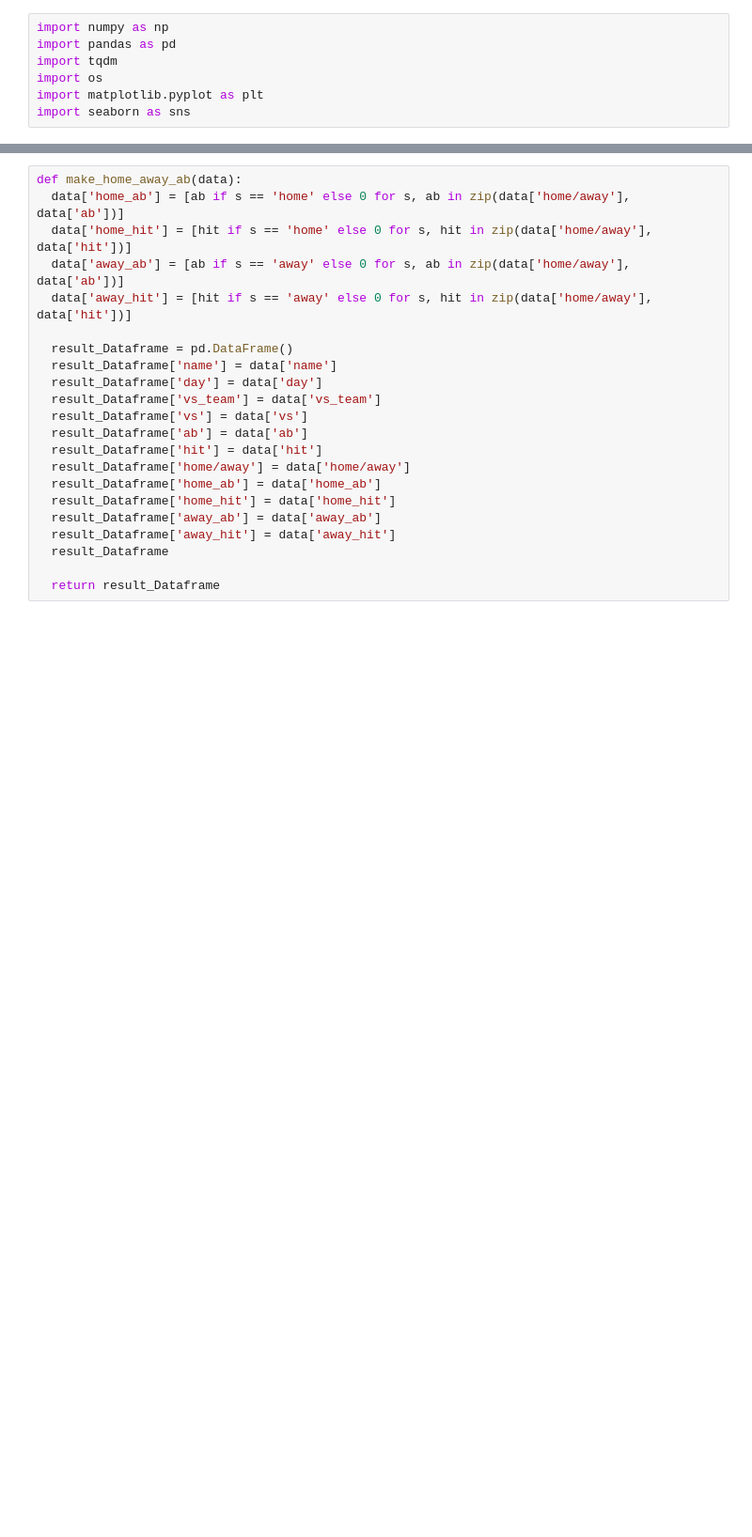
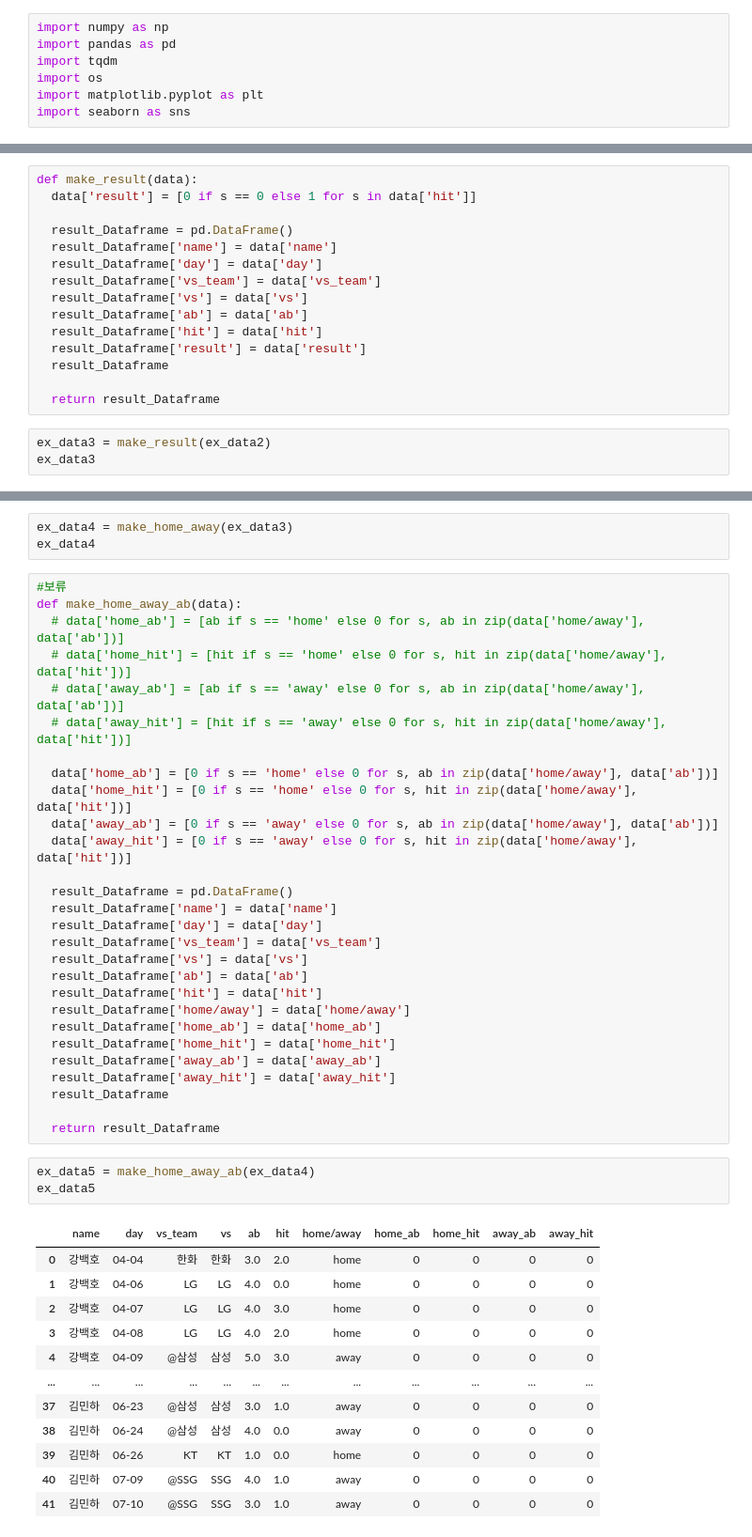
Before and after one commit to KimGriezmann/CAU_AI-SW_PE_Program, a Jupyter notebook: make_def.ipynb, the cells around one changed output, grey strips where cells are left out. Shown at 94% size. Saved outputs shown, nothing was run; the diff lists cells and outputs as text; blank space fills up the shorter version.

```diff
--- a/make_def.ipynb
+++ b/make_def.ipynb
@@ -261,0 +251,18 @@ def make_vs(data):
+# %%
+def make_result(data):
+  data['result'] = [0 if s == 0 else 1 for s in data['hit']]
+
+  result_Dataframe = pd.DataFrame()
+  result_Dataframe['name'] = data['name']
+  result_Dataframe['day'] = data['day']
+  result_Dataframe['vs_team'] = data['vs_team']
+  result_Dataframe['vs'] = data['vs']
+  result_Dataframe['ab'] = data['ab']
+  result_Dataframe['hit'] = data['hit']
+  result_Dataframe['result'] = data['result']
+  result_Dataframe
+
+  return result_Dataframe
+# %%
+ex_data3 = make_result(ex_data2)
+ex_data3
@@ -274,12 +296,21 @@ def make_home_away(data):
   result_Dataframe
 
   return result_Dataframe
+# %%
+ex_data4 = make_home_away(ex_data3)
+ex_data4
 # %%
+#보류
 def make_home_away_ab(data):
-  data['home_ab'] = [ab if s == 'home' else 0 for s, ab in zip(data['home/away'], data['ab'])]
-  data['home_hit'] = [hit if s == 'home' else 0 for s, hit in zip(data['home/away'], data['hit'])]
-  data['away_ab'] = [ab if s == 'away' else 0 for s, ab in zip(data['home/away'], data['ab'])]
-  data['away_hit'] = [hit if s == 'away' else 0 for s, hit in zip(data['home/away'], data['hit'])]
+  # data['home_ab'] = [ab if s == 'home' else 0 for s, ab in zip(data['home/away'], data['ab'])]
+  # data['home_hit'] = [hit if s == 'home' else 0 for s, hit in zip(data['home/away'], data['hit'])]
+  # data['away_ab'] = [ab if s == 'away' else 0 for s, ab in zip(data['home/away'], data['ab'])]
+  # data['away_hit'] = [hit if s == 'away' else 0 for s, hit in zip(data['home/away'], data['hit'])]
+
+  data['home_ab'] = [0 if s == 'home' else 0 for s, ab in zip(data['home/away'], data['ab'])]
+  data['home_hit'] = [0 if s == 'home' else 0 for s, hit in zip(data['home/away'], data['hit'])]
+  data['away_ab'] = [0 if s == 'away' else 0 for s, ab in zip(data['home/away'], data['ab'])]
+  data['away_hit'] = [0 if s == 'away' else 0 for s, hit in zip(data['home/away'], data['hit'])]
 
   result_Dataframe = pd.DataFrame()
   result_Dataframe['name'] = data['name']
@@ -296,3 +327,19 @@ def make_home_away_ab(data):
   result_Dataframe
 
   return result_Dataframe
+# %%
+ex_data5 = make_home_away_ab(ex_data4)
+ex_data5
+# %% [output]
+|  | name | day | vs_team | vs | ab | hit | home/away | home_ab | home_hit | away_ab | away_hit |
+| 0 | 강백호 | 04-04 | 한화 | 한화 | 3.0 | 2.0 | home | 0 | 0 | 0 | 0 |
+| 1 | 강백호 | 04-06 | LG | LG | 4.0 | 0.0 | home | 0 | 0 | 0 | 0 |
+| 2 | 강백호 | 04-07 | LG | LG | 4.0 | 3.0 | home | 0 | 0 | 0 | 0 |
+| 3 | 강백호 | 04-08 | LG | LG | 4.0 | 2.0 | home | 0 | 0 | 0 | 0 |
+| 4 | 강백호 | 04-09 | @삼성 | 삼성 | 5.0 | 3.0 | away | 0 | 0 | 0 | 0 |
+| ... | ... | ... | ... | ... | ... | ... | ... | ... | ... | ... | ... |
+| 37 | 김민하 | 06-23 | @삼성 | 삼성 | 3.0 | 1.0 | away | 0 | 0 | 0 | 0 |
+| 38 | 김민하 | 06-24 | @삼성 | 삼성 | 4.0 | 0.0 | away | 0 | 0 | 0 | 0 |
+| 39 | 김민하 | 06-26 | KT | KT | 1.0 | 0.0 | home | 0 | 0 | 0 | 0 |
+| 40 | 김민하 | 07-09 | @SSG | SSG | 4.0 | 1.0 | away | 0 | 0 | 0 | 0 |
+| 41 | 김민하 | 07-10 | @SSG | SSG | 3.0 | 1.0 | away | 0 | 0 | 0 | 0 |
```
Also changed, not shown: parts of 14 cells of this notebook.
